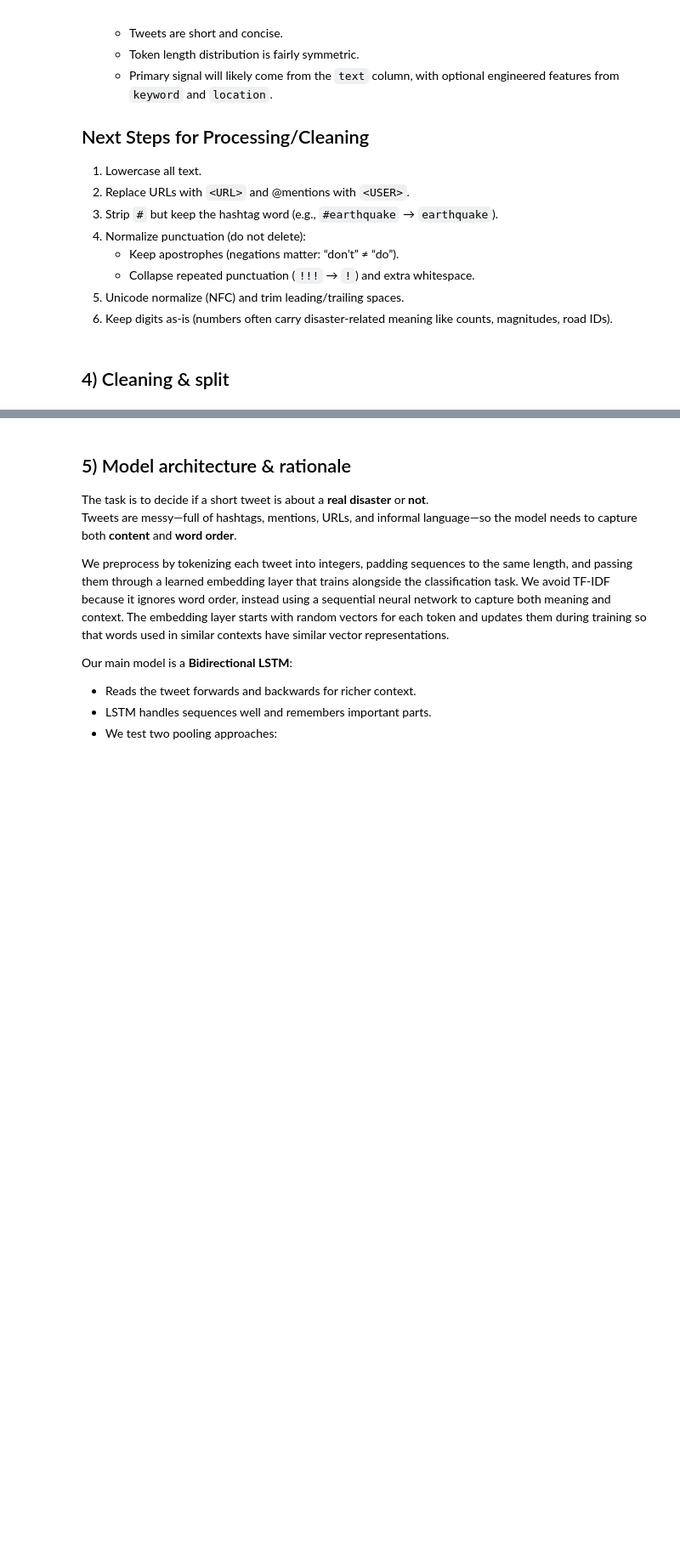
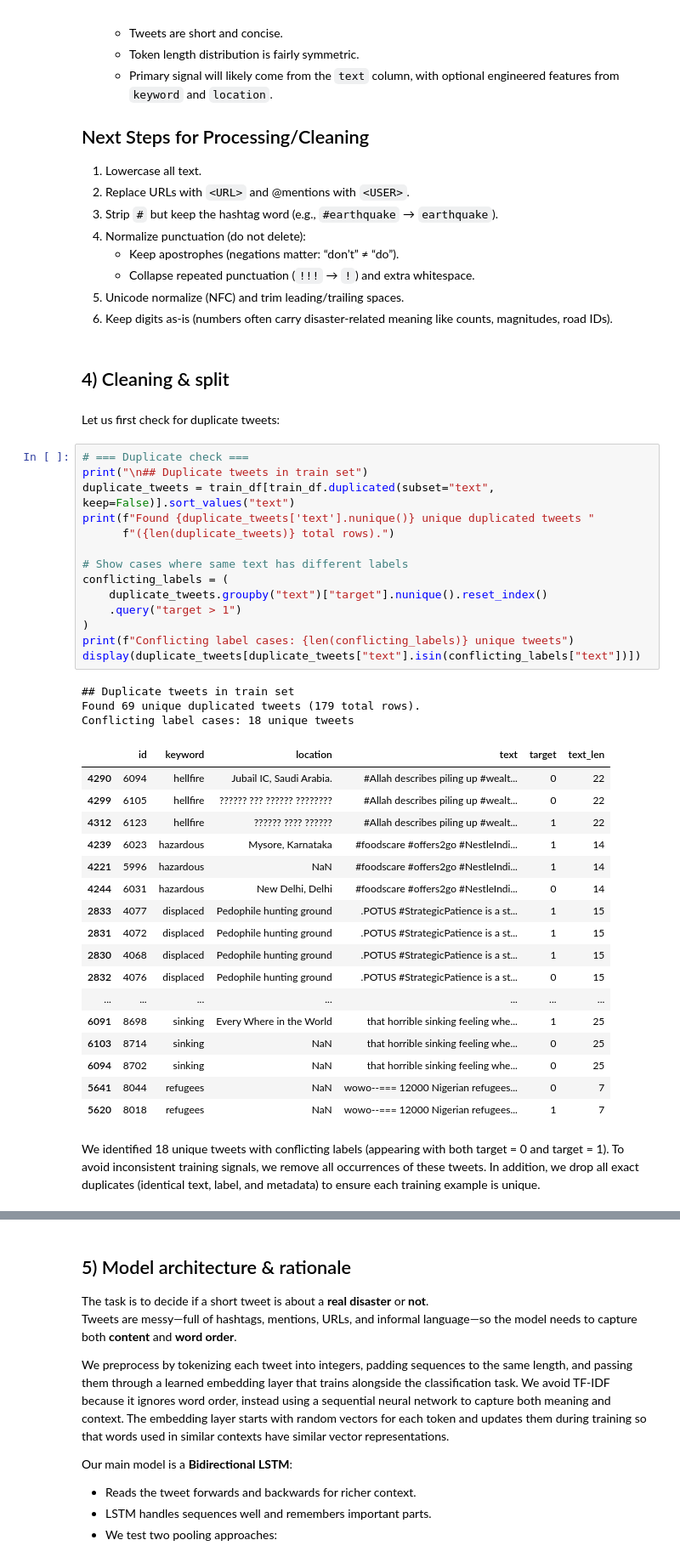
Before and after one commit to tgrytnes/NLP-disaster-tweets, a Jupyter notebook: Disaster_Tweets_Week4_BiLSTM_Report.ipynb, the cells around one changed output, grey strips where cells are left out. Shown at 85% size. Saved outputs shown, nothing was run; the diff lists cells and outputs as text; blank space fills up the shorter version.

```diff
--- a/Disaster_Tweets_Week4_BiLSTM_Report.ipynb
+++ b/Disaster_Tweets_Week4_BiLSTM_Report.ipynb
@@ -233,3 +294,42 @@ Text length
 # %% [markdown]
 
 ## 4) Cleaning & split
+# %% [markdown]
+Let us first check for duplicate tweets:
+# %%
+# === Duplicate check ===
+print("\n## Duplicate tweets in train set")
+duplicate_tweets = train_df[train_df.duplicated(subset="text", keep=False)].sort_values("text")
+print(f"Found {duplicate_tweets['text'].nunique()} unique duplicated tweets "
+      f"({len(duplicate_tweets)} total rows).")
+
+# Show cases where same text has different labels
+conflicting_labels = (
+    duplicate_tweets.groupby("text")["target"].nunique().reset_index()
+    .query("target > 1")
+)
+print(f"Conflicting label cases: {len(conflicting_labels)} unique tweets")
+display(duplicate_tweets[duplicate_tweets["text"].isin(conflicting_labels["text"])])
+# %% [output]
+## Duplicate tweets in train set
+Found 69 unique duplicated tweets (179 total rows).
+Conflicting label cases: 18 unique tweets
+|  | id | keyword | location | text | target | text_len |
+| 4290 | 6094 | hellfire | Jubail IC, Saudi Arabia. | #Allah describes piling up #wealt... | 0 | 22 |
+| 4299 | 6105 | hellfire | ?????? ??? ?????? ???????? | #Allah describes piling up #wealt... | 0 | 22 |
+| 4312 | 6123 | hellfire | ?????? ???? ?????? | #Allah describes piling up #wealt... | 1 | 22 |
+| 4239 | 6023 | hazardous | Mysore, Karnataka | #foodscare #offers2go #NestleIndi... | 1 | 14 |
+| 4221 | 5996 | hazardous | NaN | #foodscare #offers2go #NestleIndi... | 1 | 14 |
+| 4244 | 6031 | hazardous | New Delhi, Delhi | #foodscare #offers2go #NestleIndi... | 0 | 14 |
+| 2833 | 4077 | displaced | Pedophile hunting ground | .POTUS #StrategicPatience is a st... | 1 | 15 |
+| 2831 | 4072 | displaced | Pedophile hunting ground | .POTUS #StrategicPatience is a st... | 1 | 15 |
+| 2830 | 4068 | displaced | Pedophile hunting ground | .POTUS #StrategicPatience is a st... | 1 | 15 |
+| 2832 | 4076 | displaced | Pedophile hunting ground | .POTUS #StrategicPatience is a st... | 0 | 15 |
+| ... | ... | ... | ... | ... | ... | ... |
+| 6091 | 8698 | sinking | Every Where in the World | that horrible sinking feeling whe... | 1 | 25 |
+| 6103 | 8714 | sinking | NaN | that horrible sinking feeling whe... | 0 | 25 |
+| 6094 | 8702 | sinking | NaN | that horrible sinking feeling whe... | 0 | 25 |
+| 5641 | 8044 | refugees | NaN | wowo--=== 12000 Nigerian refugees... | 0 | 7 |
+| 5620 | 8018 | refugees | NaN | wowo--=== 12000 Nigerian refugees... | 1 | 7 |
+# %% [markdown]
+We identified 18 unique tweets with conflicting labels (appearing with both target = 0 and target = 1). To avoid inconsistent training signals, we remove all occurrences of these tweets. In addition, we drop all exact duplicates (identical text, label, and metadata) to ensure each training example is unique.
```
Also changed, not shown: parts of 37 cells of this notebook.
